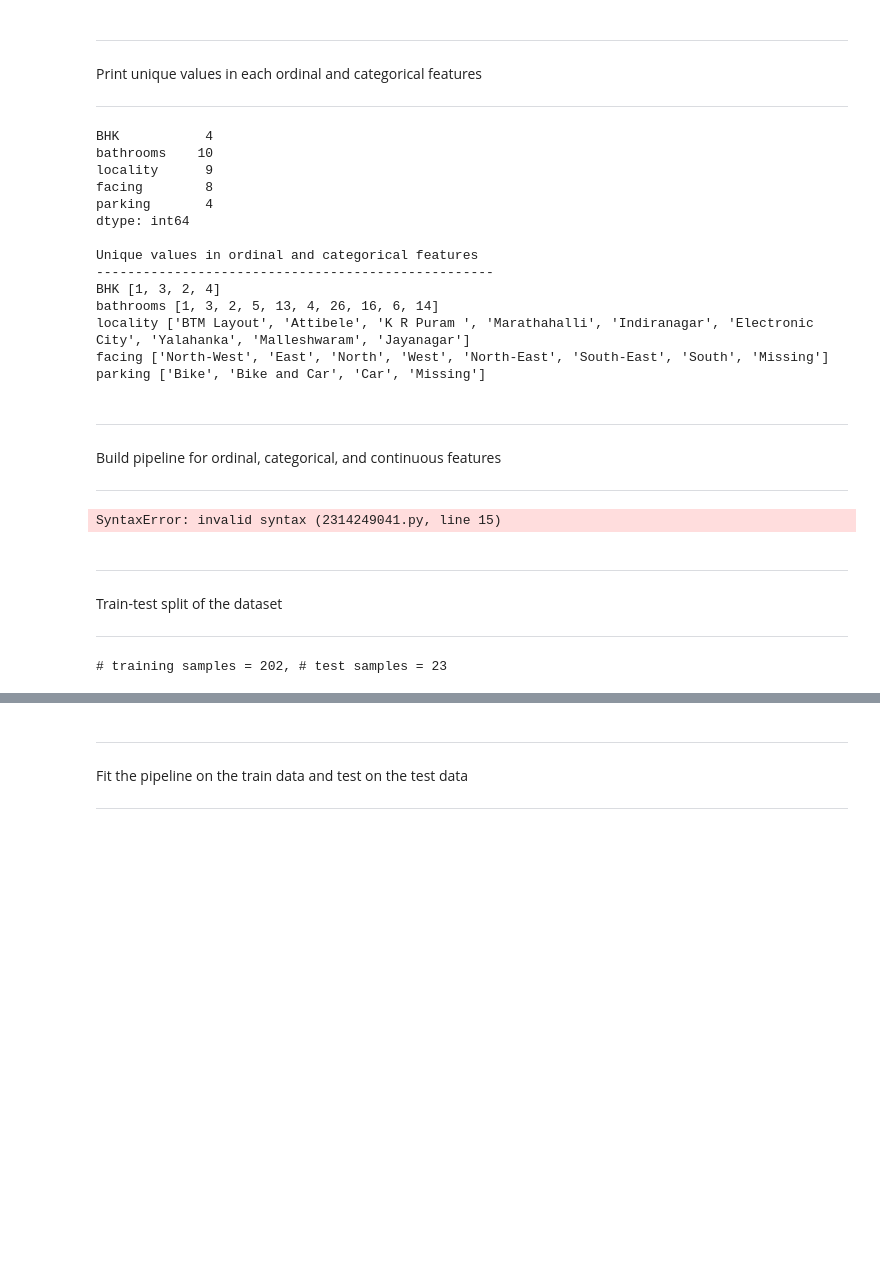
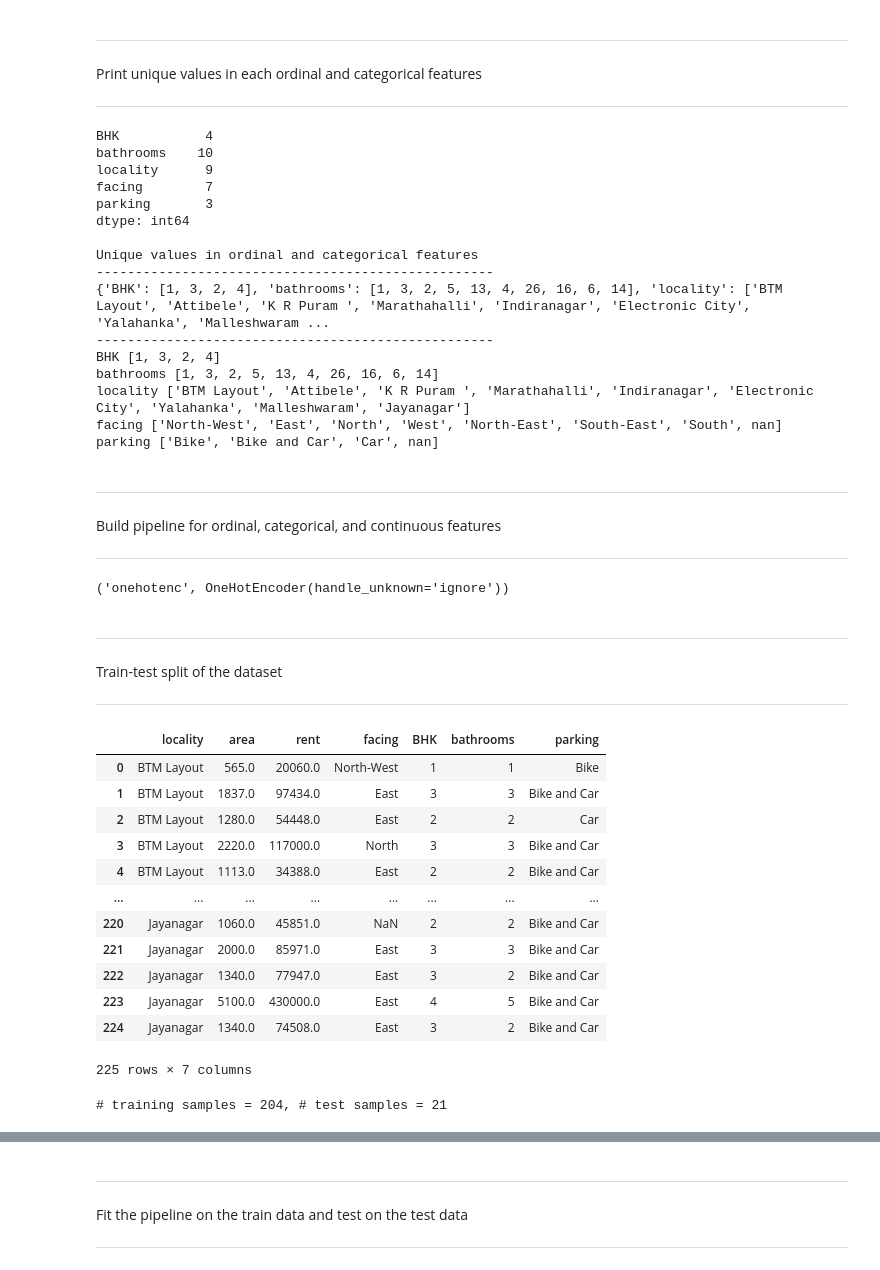
Before and after one commit to harshith1aiml/houseprice-ml-lab, a Jupyter notebook: notebooks/template.ipynb, the cells around one changed output, grey strips where cells are left out. Drawn from its saved outputs; the diff is of its cells as text; code cells hidden in the pictures; blank space fills up the shorter version.

Commit message:
initial pipeline version done

```diff
--- a/notebooks/template.ipynb
+++ b/notebooks/template.ipynb
@@ -143,7 +148,7 @@ Treat "missingness" as another level in the categorical variables
 ---
 # %%
 # Replace NaN with 'Missing' in categorical columns
-df[categorical_features] = df[categorical_features].fillna('Missing')
+# df[categorical_features] = df[categorical_features].fillna('Missing')
 # %%
 df.dtypes
 # %% [output]
@@ -200,29 +205,40 @@ print(df[ordinal_features + categorical_features].nunique())
 print('\nUnique values in ordinal and categorical features')
 print('---------------------------------------------------')
 unique_values = {col:list(df[col].unique()) for col in ordinal_features + categorical_features}
+print(unique_values)
+print('---------------------------------------------------')
 for key, value in unique_values.items():
   print(key,value)
 # %% [output]
 BHK           4
 bathrooms    10
 locality      9
-facing        8
-parking       4
+facing        7
+parking       3
 dtype: int64
 
 Unique values in ordinal and categorical features
 ---------------------------------------------------
+{'BHK': [1, 3, 2, 4], 'bathrooms': [1, 3, 2, 5, 13, 4, 26, 16, 6, 14], 'locality': ['BTM Layout', 'Attibele', 'K R Puram ', 'Marathahalli', 'Indiranagar', 'Electronic City', 'Yalahanka', 'Malleshwaram ...
+---------------------------------------------------
 BHK [1, 3, 2, 4]
 bathrooms [1, 3, 2, 5, 13, 4, 26, 16, 6, 14]
 locality ['BTM Layout', 'Attibele', 'K R Puram ', 'Marathahalli', 'Indiranagar', 'Electronic City', 'Yalahanka', 'Malleshwaram', 'Jayanagar']
-facing ['North-West', 'East', 'North', 'West', 'North-East', 'South-East', 'South', 'Missing']
-parking ['Bike', 'Bike and Car', 'Car', 'Missing']
+facing ['North-West', 'East', 'North', 'West', 'North-East', 'South-East', 'South', nan]
+parking ['Bike', 'Bike and Car', 'Car', nan]
 # %% [markdown]
 ---
 
 Build pipeline for ordinal, categorical, and continuous features
 
 ---
+# %%
+steps = [('imputer', SimpleImputer(missing_values = np.nan, strategy = 'most_frequent')), ('onehotenc', OneHotEncoder(handle_unknown = 'ignore'))]
+steps[1]
+
+# if we want we can uncomment this and do
+# %% [output]
+('onehotenc', OneHotEncoder(handle_unknown='ignore'))
 # %%
 ## Build pipeline for ordinal, categorical, and continuous features
 
@@ -232,39 +248,53 @@ ordinal_transformer = Pipeline(steps = [('ordinalenc', OrdinalEncoder())])
 # Pipeline object for categorical (features
 categorical_transformer = Pipeline(steps = [('onehotenc', OneHotEncoder(handle_unknown = 'ignore'))])
 # Use the following if missing values are to be imputed
-# categorical_transformer = Pipeline(steps = [('imputer', SimpleImputer(missing_values = np.nan, strategy = 'most_frequent')), ('onehotenc', OneHotEncoder(handle_unknown = 'ignore'))])
+categorical_transformer = Pipeline(steps = [('imputer', SimpleImputer(missing_values = np.nan, strategy = 'most_frequent')), ('onehotenc', OneHotEncoder(handle_unknown = 'ignore'))])
 
 # Pipeline object for continuous features
 continuous_transformer = Pipeline(steps = [('scaler', StandardScaler())])
 
 # Create a preprocessor object for all features
-preprocessor = ColumnTransformer(transformers = [('continuous', continuous_transformer, ?),
-                                                 ('categorical', ?, ?),
-                                                 ('ordinal', ?, ?)
+preprocessor = ColumnTransformer(transformers = [('continuous', continuous_transformer, continuous_features),
+                                                 ('categorical', categorical_transformer, categorical_features),
+                                                 ('ordinal', ordinal_transformer, ordinal_features)
                                                 ],
                                  remainder = 'passthrough'
-                                 )
+                                )
 
-# Define a classifier object
-regressor = ?
+# Define a regressor object
+regressor = linear_model.LinearRegression()
 
 # Define the entire classification model pipeline
-model_pipeline = ?
+model_pipeline = Pipeline(steps=[('preprocessor',preprocessor),('regressor',regressor)])
-# %% [output]
-SyntaxError: invalid syntax (2314249041.py, line 15)
 # %% [markdown]
 ---
 
 Train-test split of the dataset
 
 ---
+# %%
+df.drop('price_per_sqft', axis = 1)
+# %% [output]
+|  | locality | area | rent | facing | BHK | bathrooms | parking |
+| 0 | BTM Layout | 565.0 | 20060.0 | North-West | 1 | 1 | Bike |
+| 1 | BTM Layout | 1837.0 | 97434.0 | East | 3 | 3 | Bike and Car |
+| 2 | BTM Layout | 1280.0 | 54448.0 | East | 2 | 2 | Car |
+| 3 | BTM Layout | 2220.0 | 117000.0 | North | 3 | 3 | Bike and Car |
+| 4 | BTM Layout | 1113.0 | 34388.0 | East | 2 | 2 | Bike and Car |
+| ... | ... | ... | ... | ... | ... | ... | ... |
+| 220 | Jayanagar | 1060.0 | 45851.0 | NaN | 2 | 2 | Bike and Car |
+| 221 | Jayanagar | 2000.0 | 85971.0 | East | 3 | 3 | Bike and Car |
+| 222 | Jayanagar | 1340.0 | 77947.0 | East | 3 | 2 | Bike and Car |
+| 223 | Jayanagar | 5100.0 | 430000.0 | East | 4 | 5 | Bike and Car |
+| 224 | Jayanagar | 1340.0 | 74508.0 | East | 3 | 2 | Bike and Car |
+225 rows × 7 columns
 # %%
 ## Train and test split of the data
-X = ?
+X = df.drop('price_per_sqft', axis = 1)
 y = df['price_per_sqft']
-X_train, X_test, y_train, y_test = train_test_split(?, ?,
-                                                    test_size = ?,
-                                                    random_state = 1)
-print('# training samples = %d, # test samples = %d'%(X_train.shape[0], X_test.shape[0]))
+X_train, X_test, y_train, y_test = train_test_split(X, y,
+                                                    test_size = 0.09,  #randomly take the values and arrange them
+                                                    ) #check this , if not put we will have arbitrary values ex:different samples every time
+print(f'# training samples = {X_train.shape[0]}, # test samples = {X_test.shape[0]}')
 # %% [output]
-# training samples = 202, # test samples = 23
+# training samples = 204, # test samples = 21
```
Also changed, not shown: parts of 5 cells of this notebook, 2 other files.
